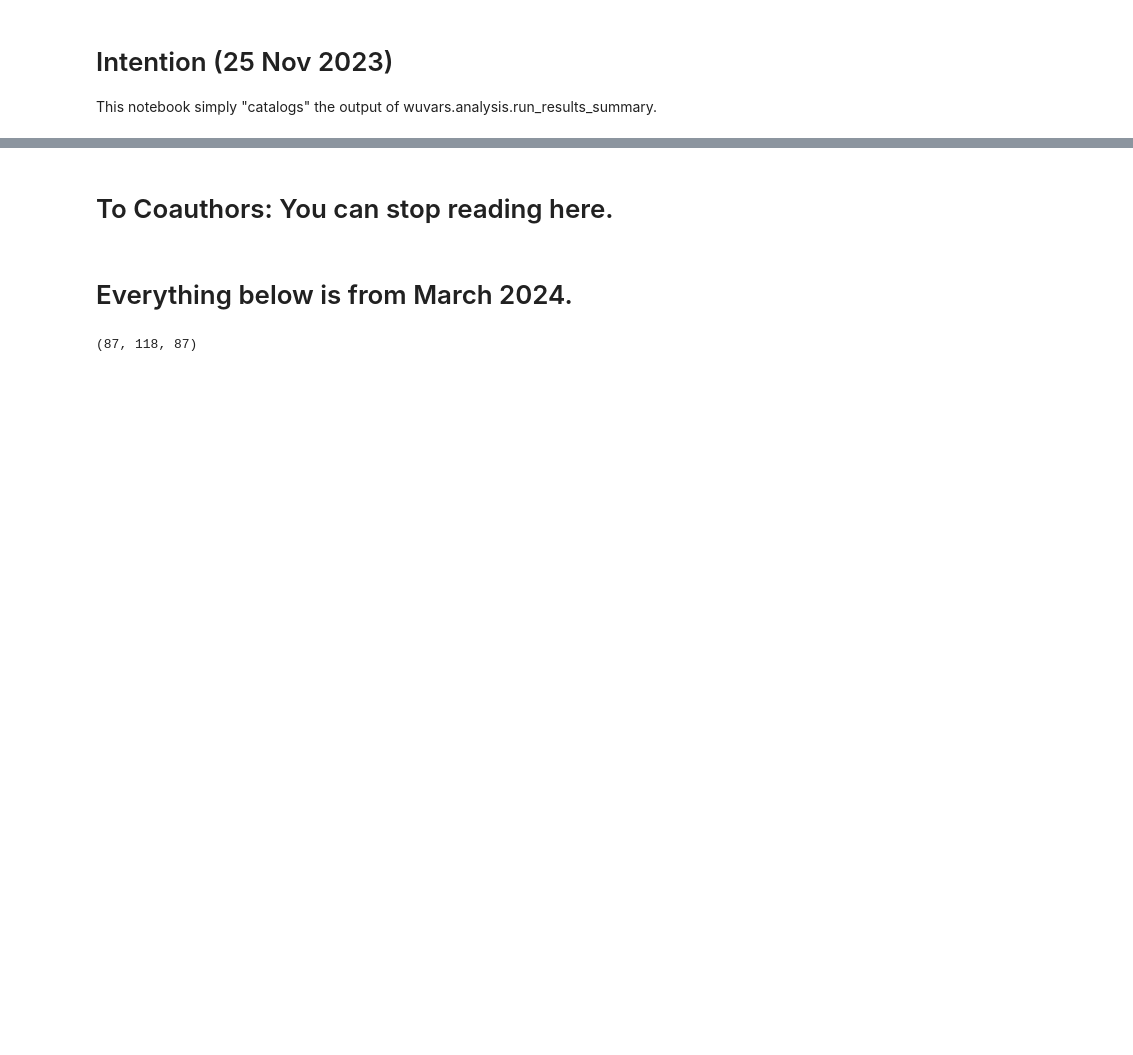
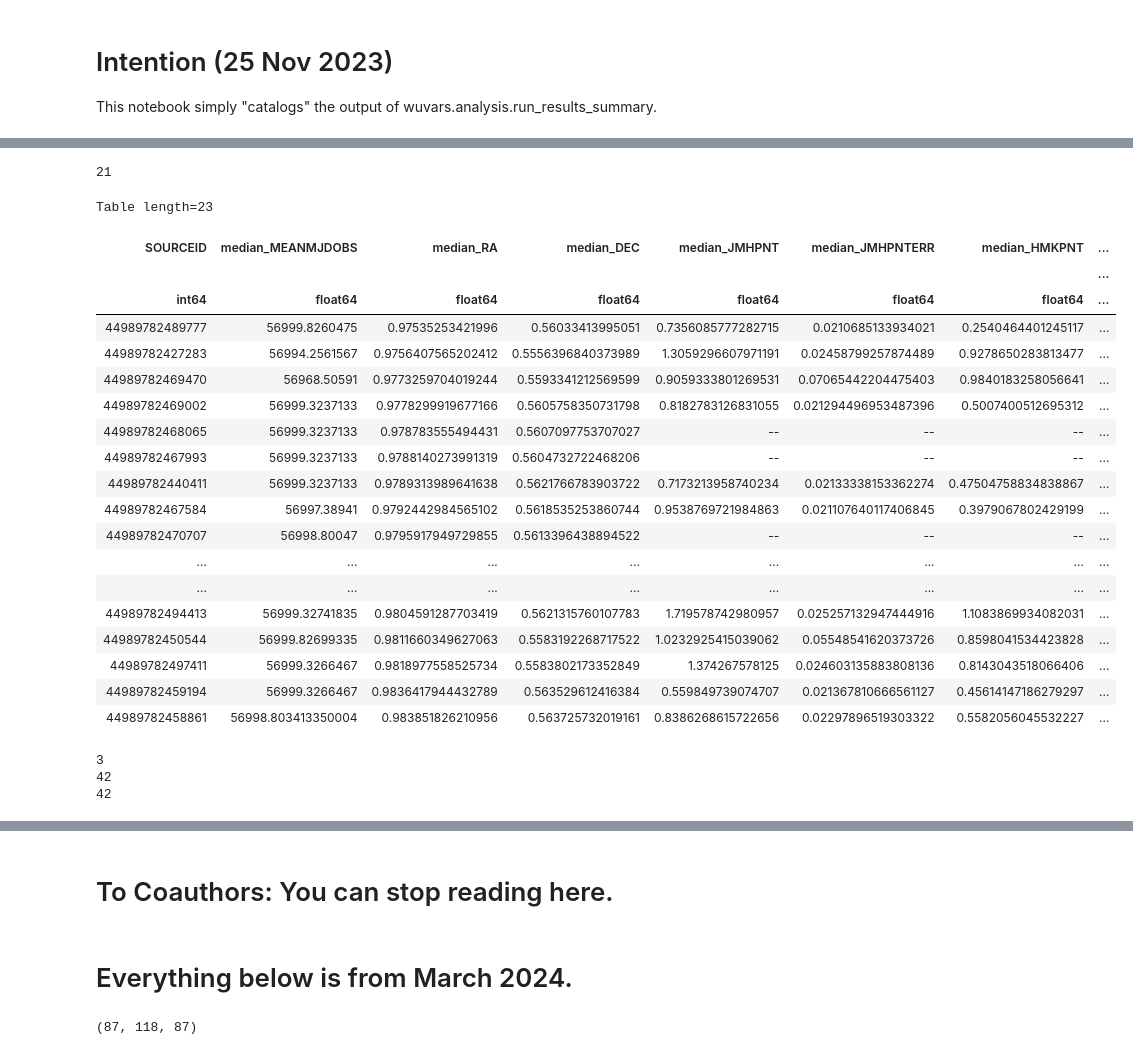
Before and after one commit to tomr-stargazer/Variability_Project_2020, a Jupyter notebook: wuvars/analysis/prototypes/Results summary.ipynb, the cells around one changed output, grey strips where cells are left out. Drawn from its saved outputs; the diff is of its cells as text; code cells hidden in the pictures; blank space fills up the shorter version.

```diff
--- a/wuvars/analysis/prototypes/Results summary.ipynb
+++ b/wuvars/analysis/prototypes/Results summary.ipynb
@@ -75,0 +127,40 @@ Total number of not variables: 218/387
+# %%
+len(rejected_sources_ic_new) + len(rejected_sources_ic_old)
+# %% [output]
+21
+# %%
+ic_match.rejected
+# %% [output]
+Table length=23
+| SOURCEID | median_MEANMJDOBS | median_RA | median_DEC | median_JMHPNT | median_JMHPNTERR | median_HMKPNT | ... |
+|  |  |  |  |  |  |  | ... |
+| int64 | float64 | float64 | float64 | float64 | float64 | float64 | ... |
+| 44989782489777 | 56999.8260475 | 0.97535253421996 | 0.56033413995051 | 0.7356085777282715 | 0.0210685133934021 | 0.2540464401245117 | ... |
+| 44989782427283 | 56994.2561567 | 0.9756407565202412 | 0.5556396840373989 | 1.3059296607971191 | 0.02458799257874489 | 0.9278650283813477 | ... |
+| 44989782469470 | 56968.50591 | 0.9773259704019244 | 0.5593341212569599 | 0.9059333801269531 | 0.07065442204475403 | 0.9840183258056641 | ... |
+| 44989782469002 | 56999.3237133 | 0.9778299919677166 | 0.5605758350731798 | 0.8182783126831055 | 0.021294496953487396 | 0.5007400512695312 | ... |
+| 44989782468065 | 56999.3237133 | 0.978783555494431 | 0.5607097753707027 | -- | -- | -- | ... |
+| 44989782467993 | 56999.3237133 | 0.9788140273991319 | 0.5604732722468206 | -- | -- | -- | ... |
+| 44989782440411 | 56999.3237133 | 0.9789313989641638 | 0.5621766783903722 | 0.7173213958740234 | 0.02133338153362274 | 0.47504758834838867 | ... |
+| 44989782467584 | 56997.38941 | 0.9792442984565102 | 0.5618535253860744 | 0.9538769721984863 | 0.021107640117406845 | 0.3979067802429199 | ... |
+| 44989782470707 | 56998.80047 | 0.9795917949729855 | 0.5613396438894522 | -- | -- | -- | ... |
+| ... | ... | ... | ... | ... | ... | ... | ... |
+| ... | ... | ... | ... | ... | ... | ... | ... |
+| 44989782494413 | 56999.32741835 | 0.9804591287703419 | 0.5621315760107783 | 1.719578742980957 | 0.025257132947444916 | 1.1083869934082031 | ... |
+| 44989782450544 | 56999.82699335 | 0.9811660349627063 | 0.5583192268717522 | 1.0232925415039062 | 0.05548541620373726 | 0.8598041534423828 | ... |
+| 44989782497411 | 56999.3266467 | 0.9818977558525734 | 0.5583802173352849 | 1.374267578125 | 0.024603135883808136 | 0.8143043518066406 | ... |
+| 44989782459194 | 56999.3266467 | 0.9836417944432789 | 0.563529612416384 | 0.559849739074707 | 0.021367810666561127 | 0.45614147186279297 | ... |
+| 44989782458861 | 56998.803413350004 | 0.983851826210956 | 0.563725732019161 | 0.8386268615722656 | 0.02297896519303322 | 0.5582056045532227 | ... |
+# %%
+Qualityset = recordclass("Qualityset", ["q2", "q1", "q1_j", "q1_h", "q1_k", "q0"])
+
+q = Qualityset(1, 2, 3, 4, 5, 6)
+
+print(q['q1_j'])   # 3
+q['q1_j'] = 42
+print(q.q1_j)      # 42
+print(q[2])        # 42 (integer indexing still works)
+# %% [output]
+3
+42
+42
```
Also changed, not shown: parts of 73 cells of this notebook.
